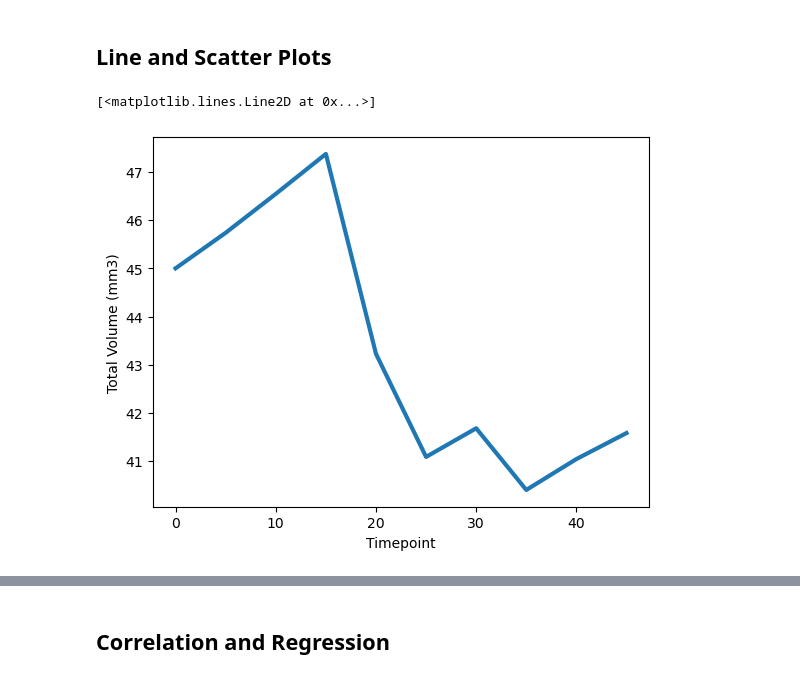
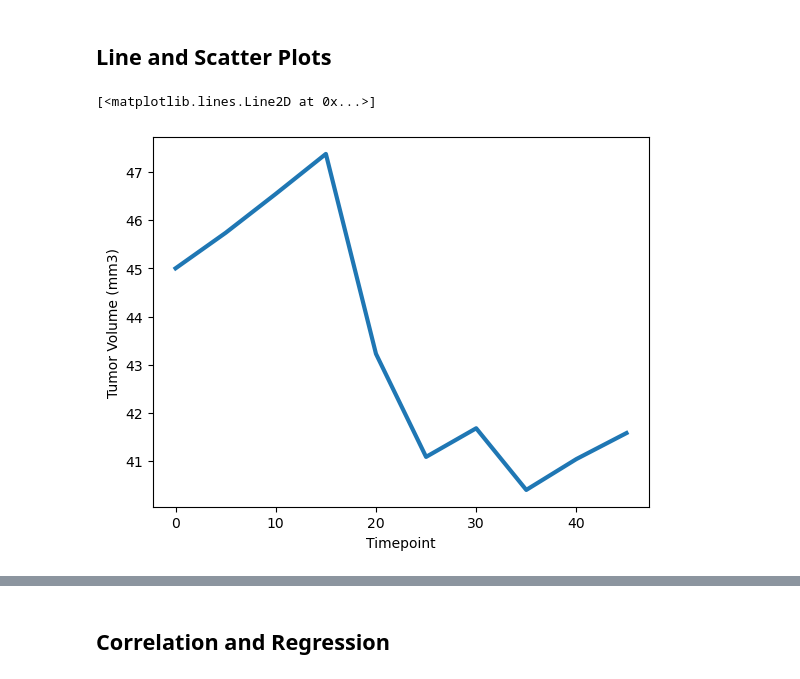
Before and after one commit to TatianaLouise/Pymaceuticals---Challenge, a Jupyter notebook: Pymaceuticals/pymaceuticals_starter.ipynb, the cells around one changed output, grey strips where cells are left out. Drawn from its saved outputs; the diff is of its cells as text; code cells hidden in the pictures.

```diff
--- a/Pymaceuticals/pymaceuticals_starter.ipynb
+++ b/Pymaceuticals/pymaceuticals_starter.ipynb
@@ -333,17 +330,17 @@ plt.show()
 # %%
 # Generate a line plot of tumor volume vs. time point for a single mouse treated with Capomulin
 # Random mouse found from clean_mouse data frame
 capomulin_mouse_r944 = clean_mouse_df.loc[clean_mouse_df["Mouse ID"] == "r944", :]
 
 #set x and y axis
 x_axis = capomulin_mouse_r944["Timepoint"]
 y_axis = capomulin_mouse_r944["Tumor Volume (mm3)"]
 
 plt.xlabel("Timepoint")
-plt.ylabel("Total Volume (mm3)")
+plt.ylabel("Tumor Volume (mm3)")
 plt.plot(x_axis, y_axis, linewidth=3)
 # %% [output]
 [<matplotlib.lines.Line2D at 0x...>]
-[figure, old version]
+[figure, new version]
 # %%
 # Generate a scatter plot of mouse weight vs. the average observed tumor volume for the entire Capomulin regimen
```
Also changed, not shown: parts of 6 cells of this notebook.
